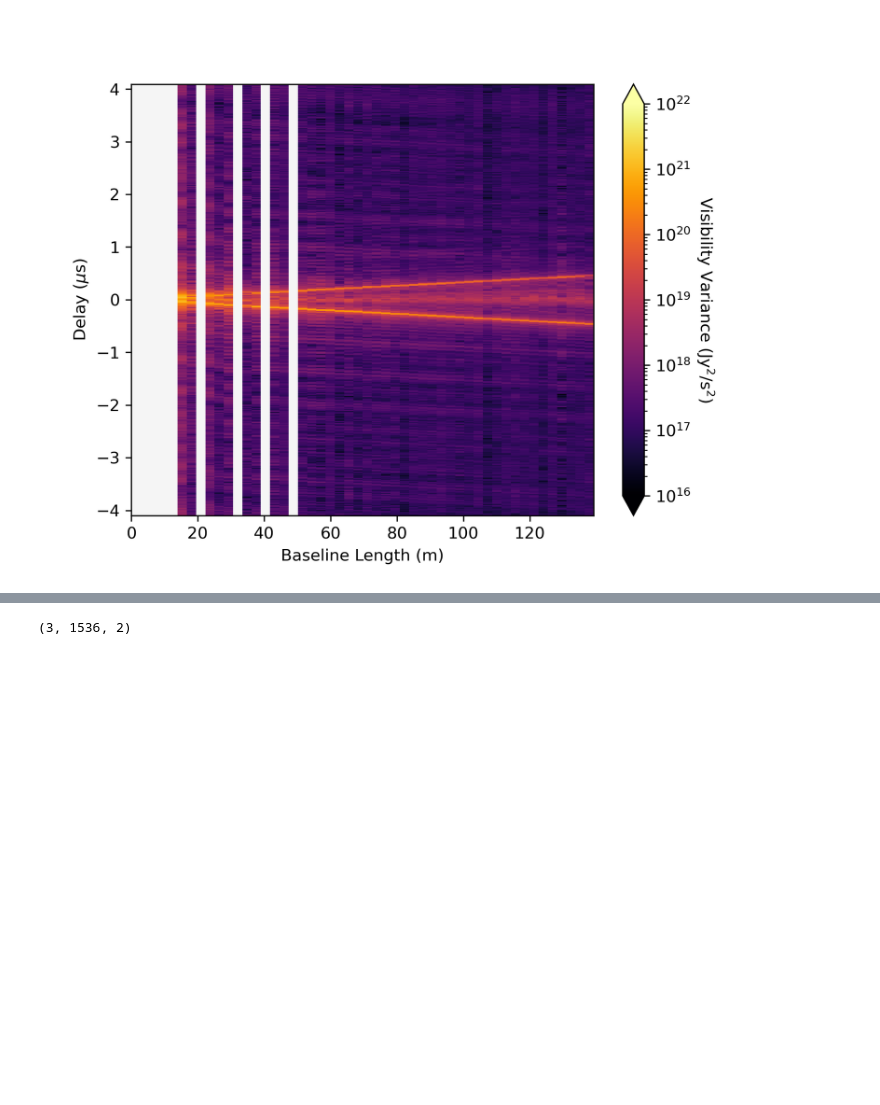
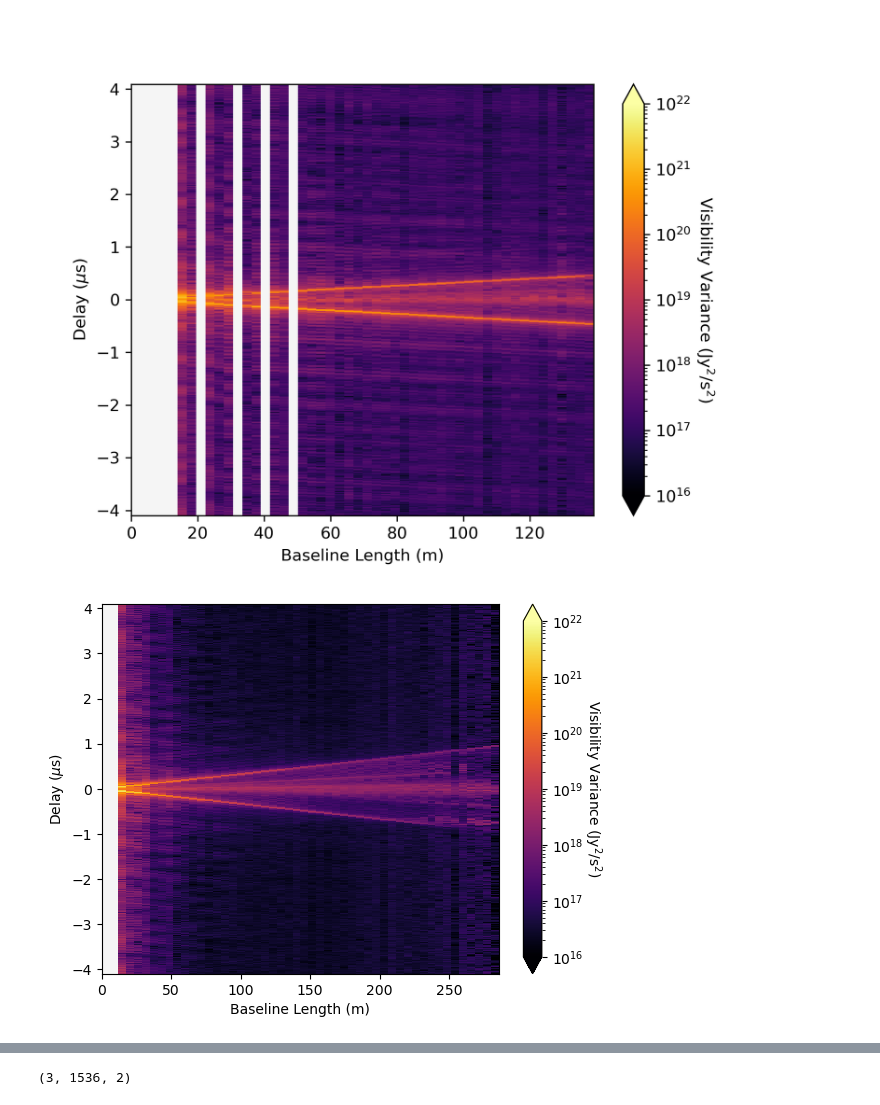
Before and after one commit to rlbyrne/rlb_hera, a Jupyter notebook: hera_data_viewer.ipynb, the cells around one changed output, grey strips where cells are left out. Cells and saved outputs as stored; diff of their text form; code cells hidden in the pictures; blank space fills up the shorter version.

```diff
--- a/hera_data_viewer.ipynb
+++ b/hera_data_viewer.ipynb
@@ -42,2 +41,6 @@ data_dwabscal.read(
 )
 # data.read("/safepool/rbyrne/hera_data/H4C-Abscal-Model/zen.2458894.16911.uvh5")
+# %%
+plot_delay_spectra.plot_visibilities(data_orig)
+# %% [output]
+[figure, added]
```
Also changed, not shown: parts of 17 cells of this notebook, 2 other files.
